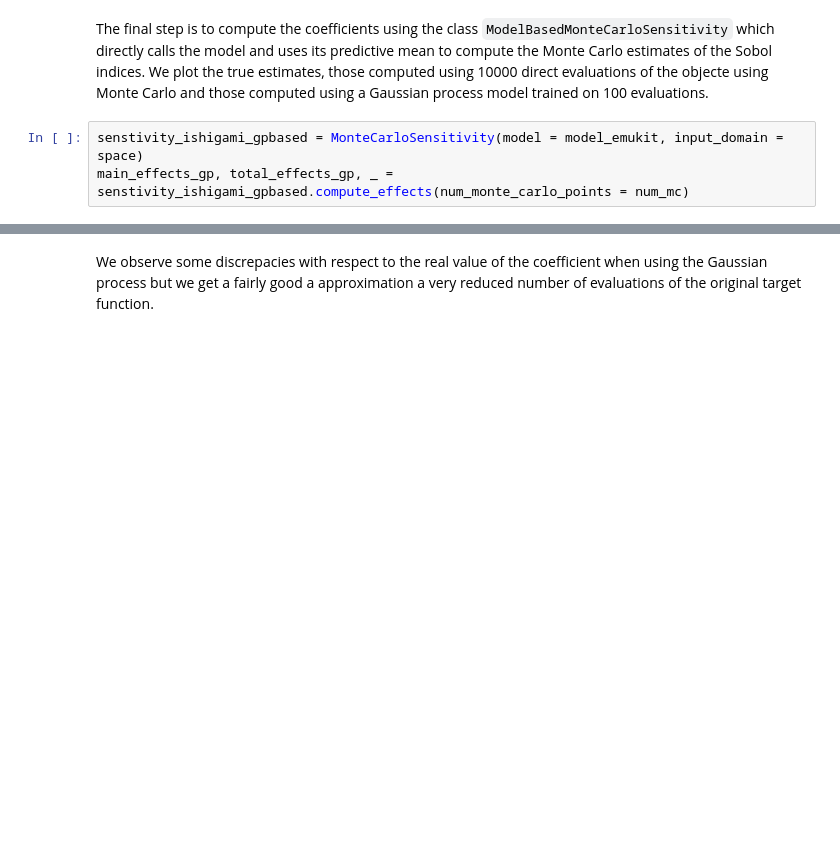
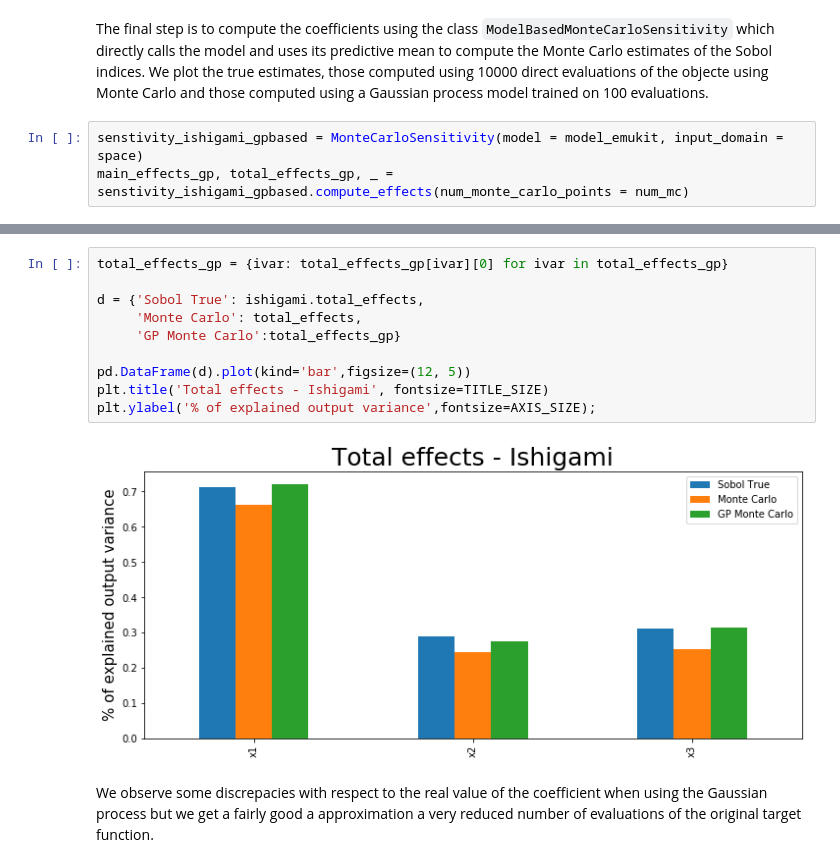
Before and after one commit to EmuKit/emukit, a Jupyter notebook: notebooks/Emukit-tutorial-sensitivity-montecarlo.ipynb, the cells around one changed output, grey strips where cells are left out. Drawn from its saved outputs; the diff is of its cells as text; blank space fills up the shorter version.

```diff
--- a/notebooks/Emukit-tutorial-sensitivity-montecarlo.ipynb
+++ b/notebooks/Emukit-tutorial-sensitivity-montecarlo.ipynb
@@ -280,3 +285,15 @@ plt.ylabel('% of explained output variance',fontsize=AXIS_SIZE);
+# %%
+total_effects_gp = {ivar: total_effects_gp[ivar][0] for ivar in total_effects_gp}
+
+d = {'Sobol True': ishigami.total_effects,
+     'Monte Carlo': total_effects,
+     'GP Monte Carlo':total_effects_gp}
+
+pd.DataFrame(d).plot(kind='bar',figsize=(12, 5))
+plt.title('Total effects - Ishigami', fontsize=TITLE_SIZE)
+plt.ylabel('% of explained output variance',fontsize=AXIS_SIZE);
+# %% [output]
+[figure, added]
 # %% [markdown]
 We observe some discrepacies with respect to the real value of the coefficient when using the Gaussian process but we get a fairly good a approximation a very reduced number of evaluations of the original target function.
 # %% [markdown]
```
Also changed, not shown: parts of 5 cells of this notebook.
